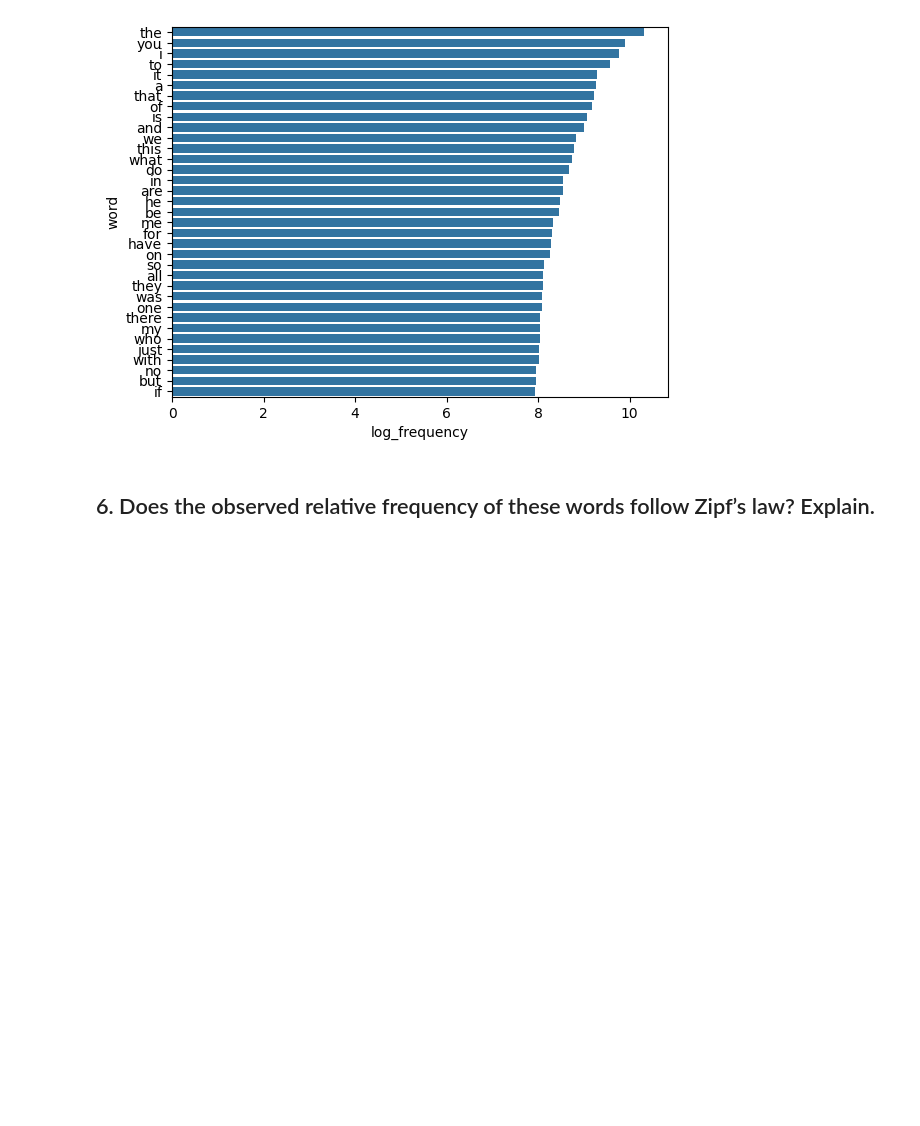
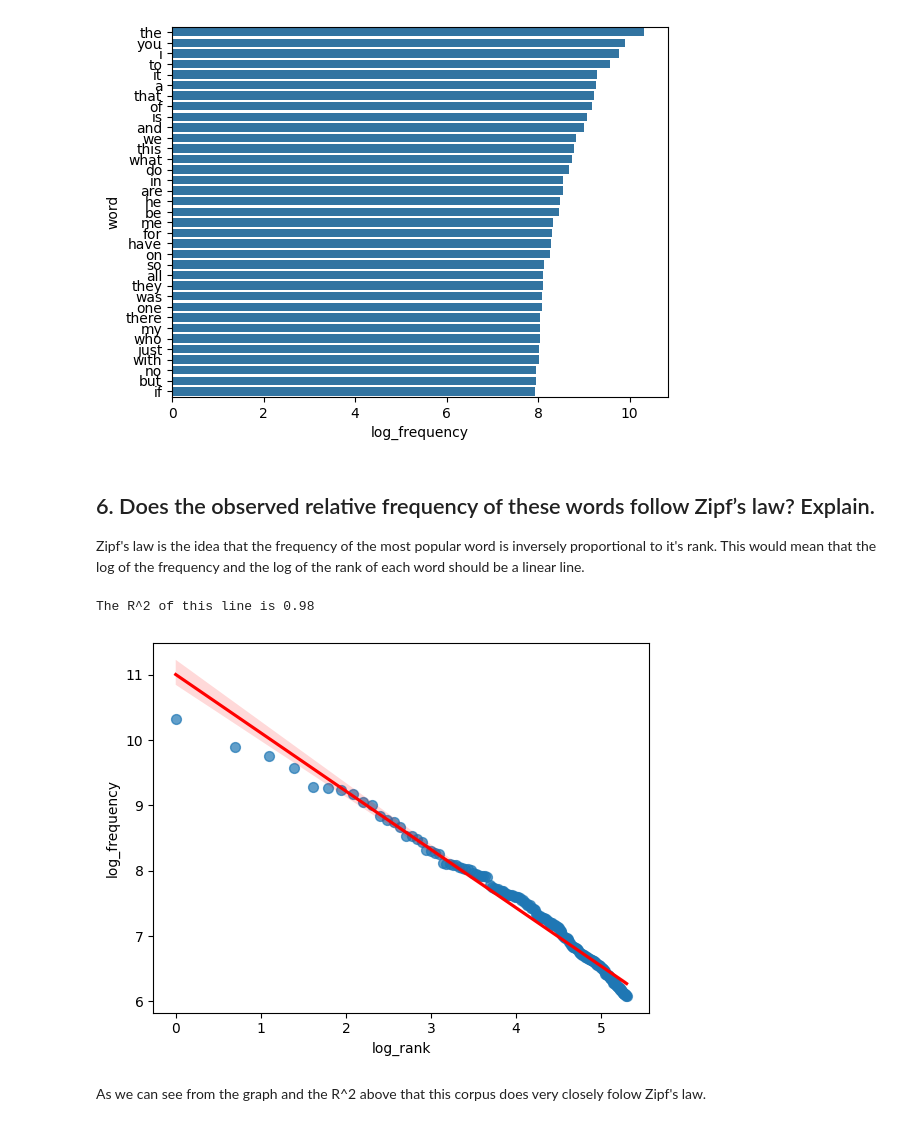
Before and after one commit to naomibuell/DATA620, a Jupyter notebook: week-8/620_W8_HighFrequencyWords.ipynb, the cells around one changed output. Drawn from its saved outputs; the diff is of its cells as text; code cells hidden in the pictures; blank space fills up the shorter version.

```diff
--- a/week-8/620_W8_HighFrequencyWords.ipynb
+++ b/week-8/620_W8_HighFrequencyWords.ipynb
@@ -144,5 +144,39 @@ sns.barplot(
 [figure]
 # %% [markdown]
 ## 6. Does the observed relative frequency of these words follow Zipf’s law? Explain.
+
+Zipf's law is the idea that the frequency of the most popular word is inversely proportional to it's rank. This would mean that the log of the frequency and the log of the rank of each word should be a linear line.
+# %%
+word_frequency_df['rank'] = word_frequency_df.index + 1
+word_frequency_df['log_rank'] = np.log(word_frequency_df['rank'])
+
+sns.regplot(
+    x='log_rank',
+    y='log_frequency',
+    data=word_frequency_df,
+    scatter_kws={'alpha': 0.7, 's': 50},
+    line_kws={'color': 'red'}
+)
+
+# Get the slope of the line
+slope, intercept = np.polyfit(
+    word_frequency_df['log_rank'],
+    word_frequency_df['log_frequency'],
+    1
+)
+
+# Get the r^2 so we can see how linear the line is
+y_predicted = slope * word_frequency_df['log_rank'] + intercept
+residuals = word_frequency_df['log_frequency'] - y_predicted
+ss_res = np.sum(residuals**2)
+ss_tot = np.sum((word_frequency_df['log_frequency'] - np.mean(word_frequency_df['log_frequency']))**2)
+r_squared = 1 - (ss_res / ss_tot)
+
+print(f"The R^2 of this line is {round(r_squared,2)}")
+# %% [output]
+The R^2 of this line is 0.98
+[figure, added]
+# %% [markdown]
+As we can see from the graph and the R^2 above that this corpus does very closely folow Zipf's law.
 # %% [markdown]
 ## 7. In what ways do you think the frequency of the words in this corpus differ from “all words in all corpora.”
```
Also changed, not shown: parts of 1 cell of this notebook.
